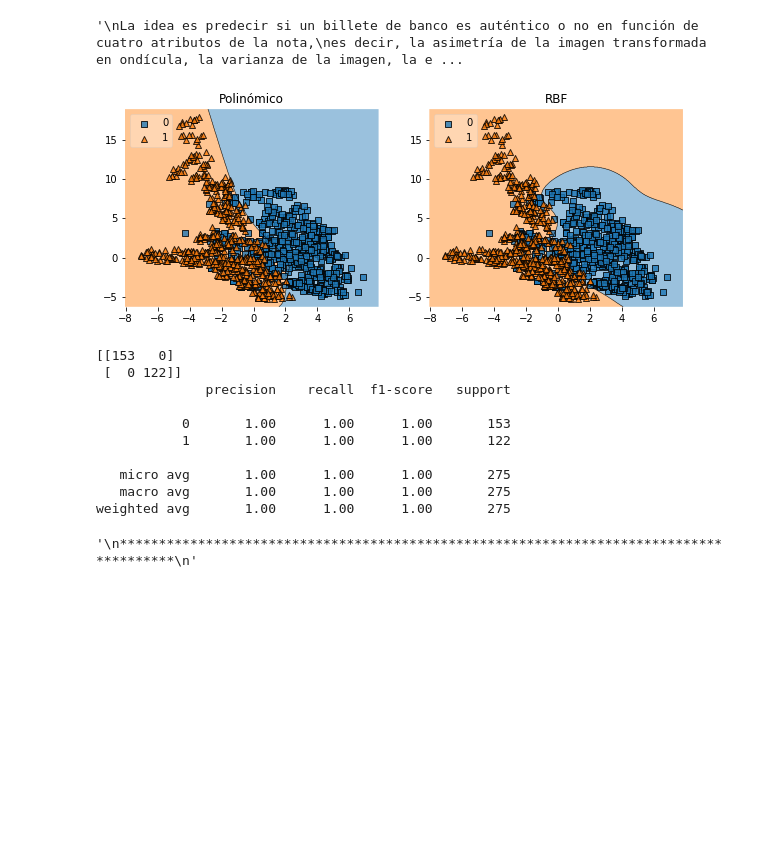
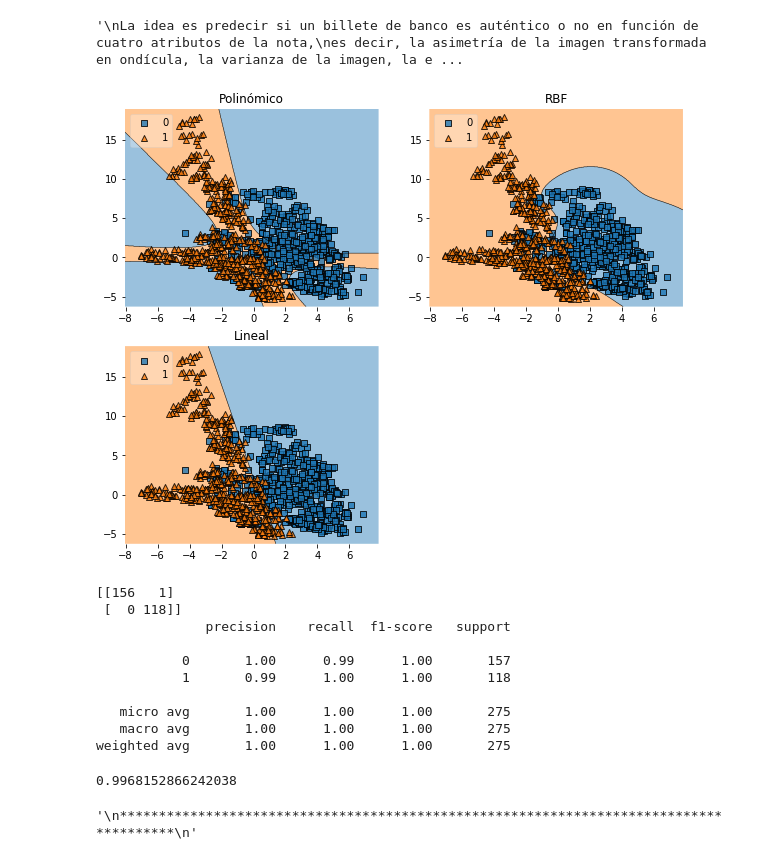
Before and after one commit to Ian07/DSS, a Jupyter notebook: Practico5/punto_1.5.ipynb, the cells around one changed output. Saved outputs shown, nothing was run; the diff lists cells and outputs as text; code cells hidden in the pictures; blank space fills up the shorter version.

```diff
--- a/Practico5/punto_1.5.ipynb
+++ b/Practico5/punto_1.5.ipynb
@@ -28,10 +29,14 @@ xs = X.values
 ys = y.values
 # %%
 X_train, X_test, y_train, y_test = train_test_split(X, y, test_size = 0.20)
+# %%
+svclassifier_lineal = SVC(kernel='linear', gamma='scale')  # Kernel polinómico
+svclassifier_lineal.fit(X_train, y_train)
+y_pred_lineal = svclassifier_lineal.predict(X_test)
 # %%
-svclassifier_poly = SVC(kernel='poly', degree=5, gamma='scale')  # Kernel polinómico
+svclassifier_poly = SVC(kernel='poly', degree=4, gamma='scale')  # Kernel polinómico
 svclassifier_poly.fit(X_train, y_train)
-y_pred = svclassifier_poly.predict(X_test)
+y_pred_poly = svclassifier_poly.predict(X_test)
 # %%
 svclassifier_rbf = SVC(kernel='rbf', gamma='scale') # Kernel Gaussiano
 svclassifier_rbf.fit(X_train, y_train)
@@ -39,36 +44,41 @@ y_pred = svclassifier_rbf.predict(X_test)
 # %%
 xs = xs[:,[0, 2]]
 
 # Plotting Decision Regions
 gs = gridspec.GridSpec(2, 2)
 fig = plt.figure(figsize=(10, 8))
 
-for clf, lab, grd in zip([svclassifier_poly, svclassifier_rbf],
-                         ['Polinómico', 'RBF'],
+for clf, lab, grd in zip([svclassifier_poly, svclassifier_rbf, svclassifier_lineal],
+                         ['Polinómico', 'RBF', 'Lineal'],
                          itertools.product([0, 1], repeat=2)):
     clf.fit(xs, ys)
     ax = plt.subplot(gs[grd[0], grd[1]])
     fig = plot_decision_regions(X=xs, y=ys, clf=clf, legend=2)
     plt.title(lab)
 plt.show()
 # %% [output]
-[figure, old version]
+[figure, new version]
 # %%
 #Métricas
 # %%
-print(confusion_matrix(y_test, y_pred))
-print(classification_report(y_test, y_pred))
+print(confusion_matrix(y_test, y_pred_lineal))
+print(classification_report(y_test, y_pred_lineal))
 # %% [output]
-[[153   0]
- [  0 122]]
+[[156   1]
+ [  0 118]]
               precision    recall  f1-score   support
 
-           0       1.00      1.00      1.00       153
-           1       1.00      1.00      1.00       122
+           0       1.00      0.99      1.00       157
+           1       0.99      1.00      1.00       118
 
    micro avg       1.00      1.00      1.00       275
    macro avg       1.00      1.00      1.00       275
 weighted avg       1.00      1.00      1.00       275
+# %%
+fpr, tpr, thresholds = roc_curve(y_test, y_pred_lineal) #auc kernel lineal
+auc(fpr, tpr)
+# %% [output]
+0.9968152866242038
 # %%
 '''
 ***************************************************************************************
```
Also changed, not shown: parts of 2 cells of this notebook.
